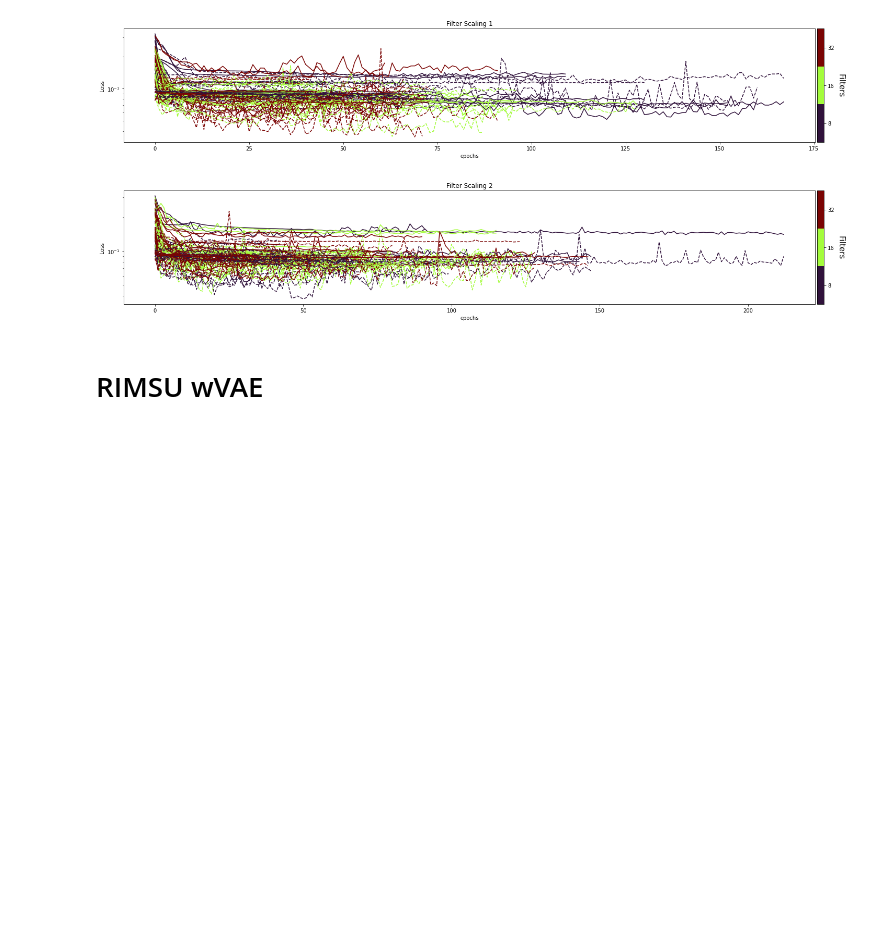
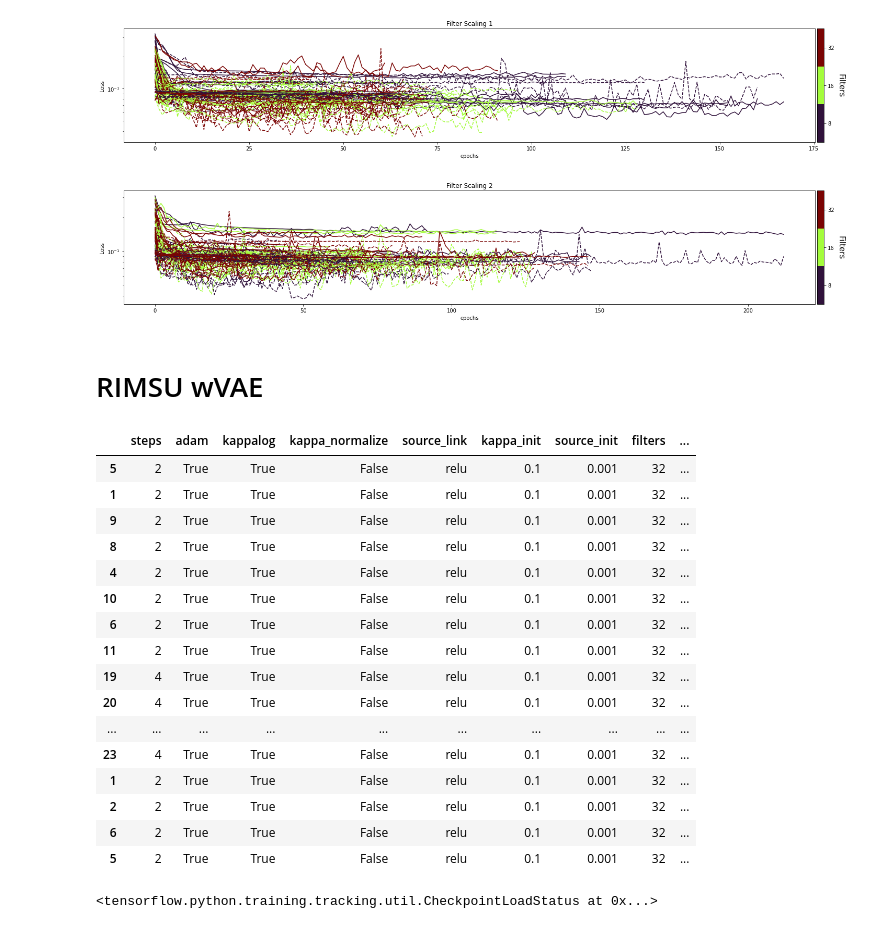
Before and after one commit to AlexandreAdam/Censai, a Jupyter notebook: notebooks/rim_results.ipynb, the cells around one changed output. Drawn from its saved outputs; the diff is of its cells as text; code cells hidden in the pictures; blank space fills up the shorter version.

```diff
--- a/notebooks/rim_results.ipynb
+++ b/notebooks/rim_results.ipynb
@@ -3,9 +3,10 @@ import tensorflow as tf
 import numpy as np
 import matplotlib.pyplot as plt
 from censai import RIMUnet, PhysicalModel, RIM, RIMSharedUnet
+from censai.models import VAE, VAESecondStage, SharedUnetModel
 from censai.utils import rim_residual_plot, update
 from censai.data.lenses_tng import decode_train, decode_physical_model_info
-import os, glob, re
+import os, glob, re, json
 import pandas as pd
 import matplotlib.pyplot as plt
 import matplotlib as mpl
@@ -13,7 +14,8 @@ from mpl_toolkits.axes_grid1 import make_axes_locatable
 import math, json
 pd.set_option('display.max_rows', 500)
 pd.set_option('display.max_columns', 500)
-pd.set_option('display.width', 1000)
+pd.set_option('display.width', 2000)
+pd.set_option('display.max_colwidth', 100)
 
 result_dir = os.path.join(os.getenv("CENSAI_PATH"), "results")
 data_path = os.path.join(os.getenv("CENSAI_PATH"), "data")
@@ -195,0 +193,65 @@ source_second_stage_vae=os.path.join(os.getenv("CENSAI_PATH"), "/models/VAE1_cos
+# %%
+hparams = pd.read_csv(os.path.join(result_dir, "RIMSU_wVAE2.csv"), index_col=0)
+histories = {}
+for file in hparams["experiment_id"]:
+    histories.update({file: pd.read_csv(os.path.join(result_dir, file + ".csv"), index_col=0).to_dict()})
+hparams
+# %% [output]
+|  | steps | adam | kappalog | kappa_normalize | source_link | kappa_init | source_init | filters | ... |
+| 5 | 2 | True | True | False | relu | 0.1 | 0.001 | 32 | ... |
+| 1 | 2 | True | True | False | relu | 0.1 | 0.001 | 32 | ... |
+| 9 | 2 | True | True | False | relu | 0.1 | 0.001 | 32 | ... |
+| 8 | 2 | True | True | False | relu | 0.1 | 0.001 | 32 | ... |
+| 4 | 2 | True | True | False | relu | 0.1 | 0.001 | 32 | ... |
+| 10 | 2 | True | True | False | relu | 0.1 | 0.001 | 32 | ... |
+| 6 | 2 | True | True | False | relu | 0.1 | 0.001 | 32 | ... |
+| 11 | 2 | True | True | False | relu | 0.1 | 0.001 | 32 | ... |
+| 19 | 4 | True | True | False | relu | 0.1 | 0.001 | 32 | ... |
+| 20 | 4 | True | True | False | relu | 0.1 | 0.001 | 32 | ... |
+| ... | ... | ... | ... | ... | ... | ... | ... | ... | ... |
+| 23 | 4 | True | True | False | relu | 0.1 | 0.001 | 32 | ... |
+| 1 | 2 | True | True | False | relu | 0.1 | 0.001 | 32 | ... |
+| 2 | 2 | True | True | False | relu | 0.1 | 0.001 | 32 | ... |
+| 6 | 2 | True | True | False | relu | 0.1 | 0.001 | 32 | ... |
+| 5 | 2 | True | True | False | relu | 0.1 | 0.001 | 32 | ... |
+# %%
+kappa_first_stage_vae=os.path.join(os.getenv("CENSAI_PATH"), "models/VAE1_kappa_HPARAMS2_010_CL2_F64_NLbipolar_relu_LS32_210812184741")
+kappa_second_stage_vae=os.path.join(os.getenv("CENSAI_PATH"), "models/VAE1_kappa_HPARAMS2_010_CL2_F64_NLbipolar_relu_LS32_210812184741_second_stage_210813104442")
+source_first_stage_vae=os.path.join(os.getenv("CENSAI_PATH"), "models/VAE1_cosmos_HPARAMS_029_L3_CL4_F16_NLleaky_relu_LS128_ssi0.001_210810161842")
+source_second_stage_vae=os.path.join(os.getenv("CENSAI_PATH"), "models/VAE1_cosmos_HPARAMS_029_L3_CL4_F16_NLleaky_relu_LS128_ssi0.001_210810161842_second_stage_210812235647")
+
+
+model = kappa_first_stage_vae
+with open(os.path.join(model, "model_hparams.json"), "r") as f:
+    vae_hparams = json.load(f)
+kappa_first_stage_vae = VAE(**vae_hparams)
+ckpt1 = tf.train.Checkpoint(net=kappa_first_stage_vae)
+checkpoint_manager1 = tf.train.CheckpointManager(ckpt1, model, 1)
+checkpoint_manager1.checkpoint.restore(checkpoint_manager1.latest_checkpoint).expect_partial()
+
+model = source_first_stage_vae
+with open(os.path.join(model, "model_hparams.json"), "r") as f:
+    vae_hparams = json.load(f)
+source_first_stage_vae = VAE(**vae_hparams)
+ckpt1 = tf.train.Checkpoint(net=source_first_stage_vae)
+checkpoint_manager1 = tf.train.CheckpointManager(ckpt1, model, 1)
+checkpoint_manager1.checkpoint.restore(checkpoint_manager1.latest_checkpoint).expect_partial()
+
+
+second_stage = kappa_second_stage_vae
+with open(os.path.join(second_stage, "model_hparams.json"), "r") as f:
+    vae2_hparams = json.load(f)
+kappa_second_stage_vae = VAESecondStage(**vae2_hparams)
+ckpt2 = tf.train.Checkpoint(net=kappa_second_stage_vae)
+checkpoint_manager2 = tf.train.CheckpointManager(ckpt2, second_stage, 1)
+checkpoint_manager2.checkpoint.restore(checkpoint_manager2.latest_checkpoint).expect_partial()
+
+second_stage = source_second_stage_vae
+with open(os.path.join(second_stage, "model_hparams.json"), "r") as f:
+    vae2_hparams = json.load(f)
+source_second_stage_vae = VAESecondStage(**vae2_hparams)
+ckpt2 = tf.train.Checkpoint(net=source_second_stage_vae)
+checkpoint_manager2 = tf.train.CheckpointManager(ckpt2, second_stage, 1)
+checkpoint_manager2.checkpoint.restore(checkpoint_manager2.latest_checkpoint).expect_partial()
+# %% [output]
+<tensorflow.python.training.tracking.util.CheckpointLoadStatus at 0x...>
```
Also changed, not shown: parts of 6 cells of this notebook, 6 other files.
